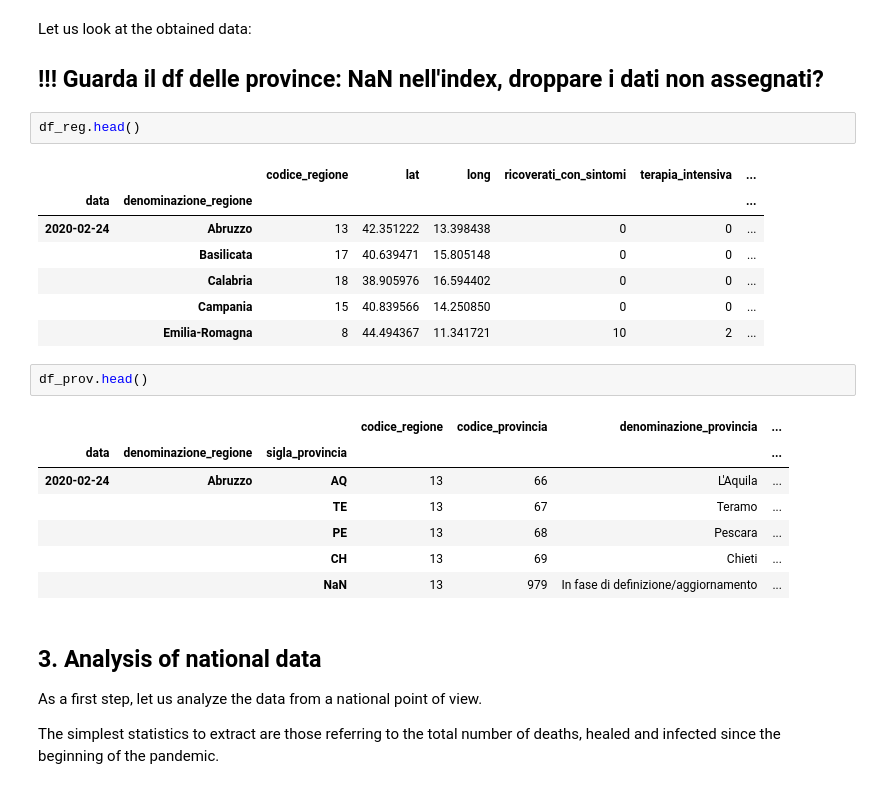
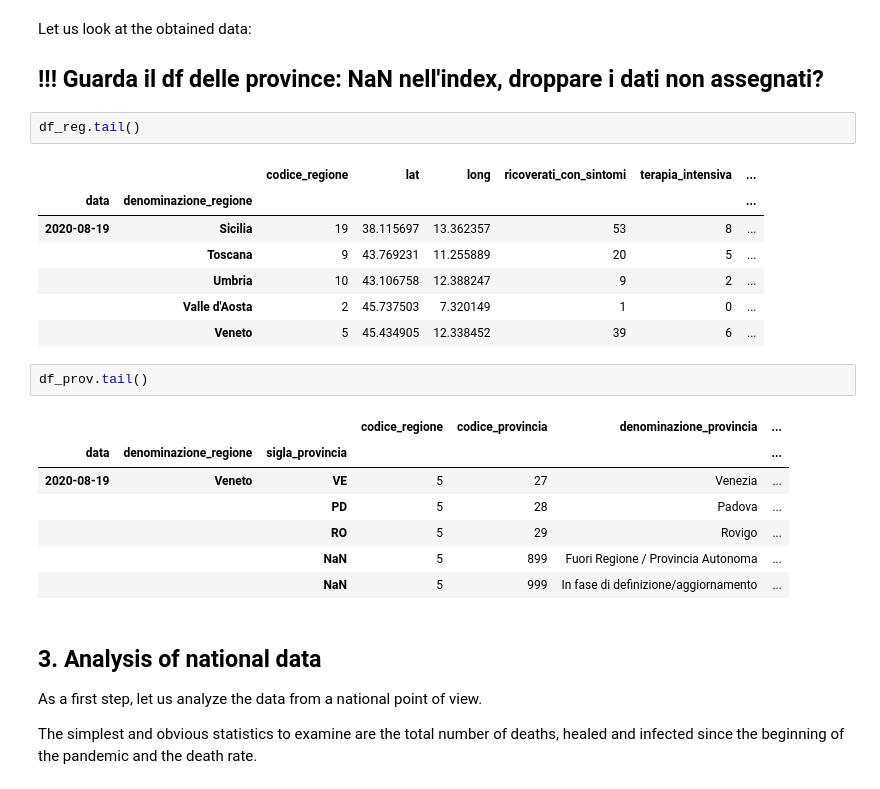
Before and after one commit to JacopoBartoli/agm_algorithms, a Jupyter notebook: Bartoli-Ravagli.ipynb, the cells around one changed output. Saved outputs shown, nothing was run; the diff lists cells and outputs as text.

```diff
--- a/Bartoli-Ravagli.ipynb
+++ b/Bartoli-Ravagli.ipynb
@@ -262,28 +287,28 @@ Let us look at the obtained data:
 
 ## !!! Guarda il df delle province: NaN nell'index, droppare i dati non assegnati?
 # %%
-df_reg.head()
+df_reg.tail()
 # %% [output]
 |  |  | codice_regione | lat | long | ricoverati_con_sintomi | terapia_intensiva | ... |
 | data | denominazione_regione |  |  |  |  |  | ... |
-| 2020-02-24 | Abruzzo | 13 | 42.351222 | 13.398438 | 0 | 0 | ... |
-|  | Basilicata | 17 | 40.639471 | 15.805148 | 0 | 0 | ... |
-|  | Calabria | 18 | 38.905976 | 16.594402 | 0 | 0 | ... |
-|  | Campania | 15 | 40.839566 | 14.250850 | 0 | 0 | ... |
-|  | Emilia-Romagna | 8 | 44.494367 | 11.341721 | 10 | 2 | ... |
+| 2020-08-19 | Sicilia | 19 | 38.115697 | 13.362357 | 53 | 8 | ... |
+|  | Toscana | 9 | 43.769231 | 11.255889 | 20 | 5 | ... |
+|  | Umbria | 10 | 43.106758 | 12.388247 | 9 | 2 | ... |
+|  | Valle d'Aosta | 2 | 45.737503 | 7.320149 | 1 | 0 | ... |
+|  | Veneto | 5 | 45.434905 | 12.338452 | 39 | 6 | ... |
 # %%
-df_prov.head()
+df_prov.tail()
 # %% [output]
 |  |  |  | codice_regione | codice_provincia | denominazione_provincia | ... |
 | data | denominazione_regione | sigla_provincia |  |  |  | ... |
-| 2020-02-24 | Abruzzo | AQ | 13 | 66 | L'Aquila | ... |
-|  |  | TE | 13 | 67 | Teramo | ... |
-|  |  | PE | 13 | 68 | Pescara | ... |
-|  |  | CH | 13 | 69 | Chieti | ... |
-|  |  | NaN | 13 | 979 | In fase di definizione/aggiornamento | ... |
+| 2020-08-19 | Veneto | VE | 5 | 27 | Venezia | ... |
+|  |  | PD | 5 | 28 | Padova | ... |
+|  |  | RO | 5 | 29 | Rovigo | ... |
+|  |  | NaN | 5 | 899 | Fuori Regione / Provincia Autonoma | ... |
+|  |  | NaN | 5 | 999 | In fase di definizione/aggiornamento | ... |
 # %% [markdown]
 ## 3. Analysis of national data
 
 As a first step, let us analyze the data from a national point of view.
 
-The simplest statistics to extract are those referring to the total number of deaths, healed and infected since the beginning of the pandemic.
+The simplest and obvious statistics to examine are the total number of deaths, healed and infected since the beginning of the pandemic and the death rate.
```
Also changed, not shown: parts of 8 cells of this notebook.
